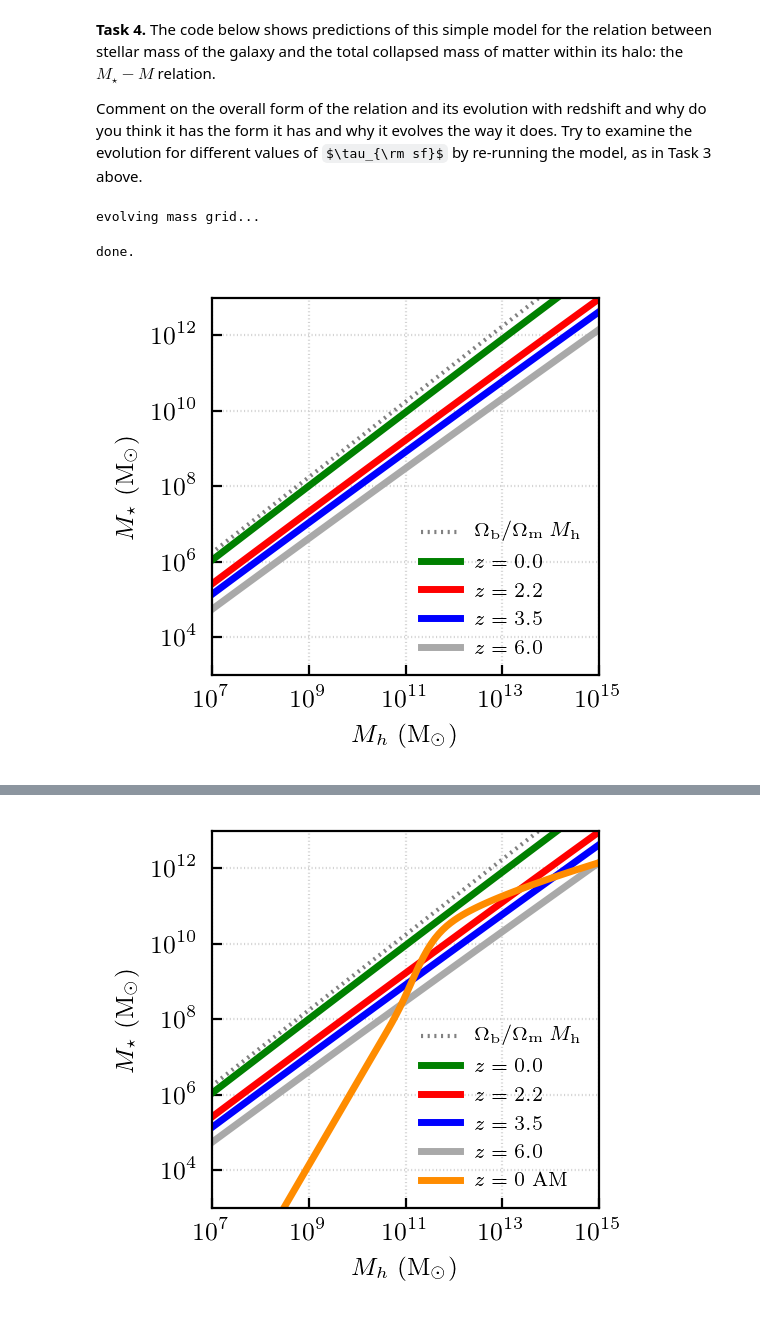
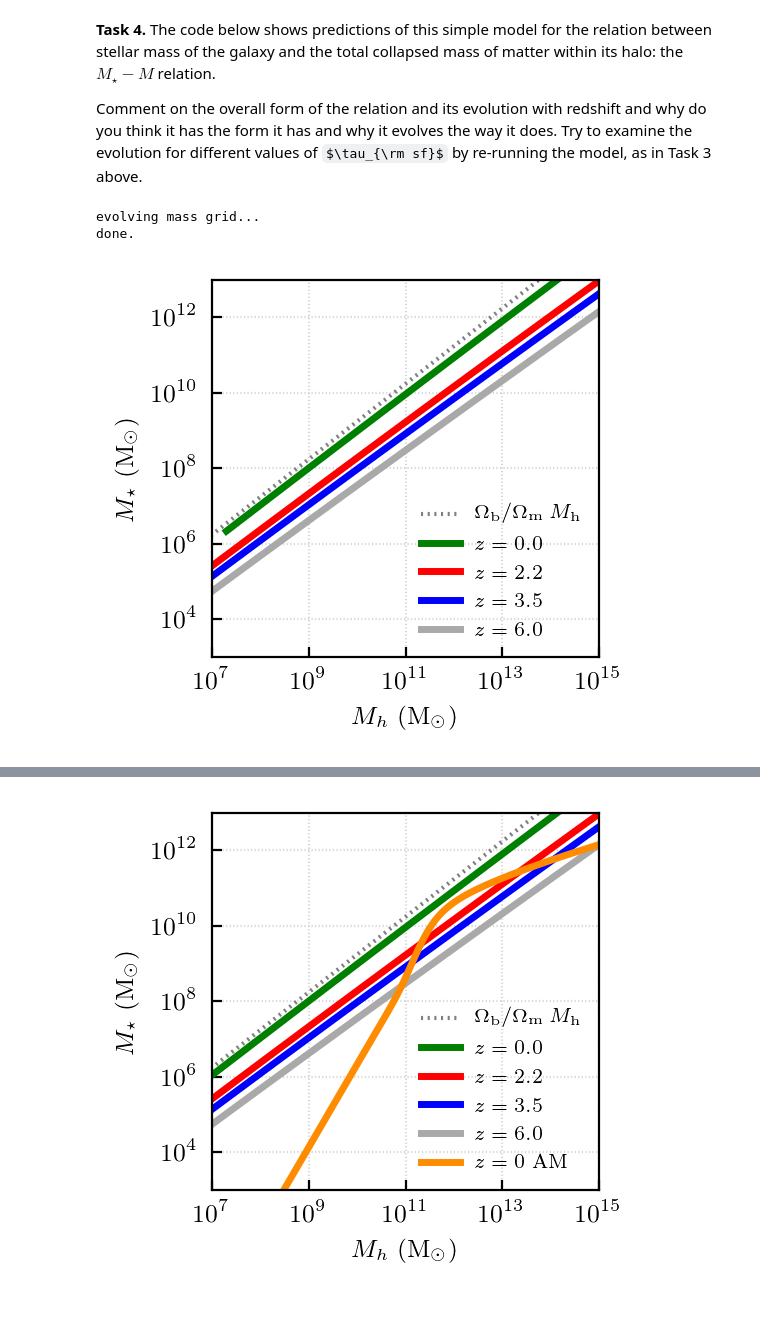
Before and after one commit to a-kravtsov/astrosochi19, a Jupyter notebook: ex02.ipynb, the cells around one changed output, grey strips where cells are left out. Drawn from its saved outputs; the diff is of its cells as text; code cells hidden in the pictures; some formulas as TeX source.

```diff
--- a/ex02.ipynb
+++ b/ex02.ipynb
@@ -153,24 +153,24 @@ def plot_mhms(lMmin, lMmax, nMb, cosmo, lMhi, lMsi, plot_am=False, savefig=None)
         plt.savefig(savefig, bbox_inches='tight')
     plt.show()
 # %%
-lMmin = 4.; lMmax = 8.0; Nmb = 100
+lMmin = 4.5; lMmax = 8.0; Nmb = 100
 
 lMh = np.linspace(lMmin, lMmax, Nmb)
 
 # this routine will compute a 2d grid of models with initial log10 of halo masses in the range [lMmin, lMmax]
 # with Nmb bins and time epochs given by t_output
 # it returns 2d cubic spline objects that are set up to take log10(1.+z) and log10(Minit) and output
 # halo mass, gas mass, and stellar mass for that z and Minit
 
 kwargs = { 'cosmo': cosmo, 'sfrmodel': 'gaslinear', 'tausf': 5}
 
 lMhi, lMgi, lMsi = gm.simplest_model.compute_mass_grid(gmodel = gm.simplest_model, lMhig=lMh, t_output=t_output,
                                                    kwargs=kwargs)
 plot_mhms(lMmin, lMmax, Nmb, cosmo, lMhi, lMsi)
 # %% [output]
 evolving mass grid...
+done.
-done.
-[figure, old version]
+[figure, new version]
 # %% [markdown]
 **Task 5.** Examine plot below $M_\star-M_{\rm h}$ relation obtained from various measurements of stellar masses of galaxies and total masses of halos and from the so-called "Abundance matching" (AM) - i.e., matching volume number density of galaxies as a function of stellar mass and volume number density of halos as a function of halo mass along with observational constraints (<a href="http://adsabs.harvard.edu/abs/2018AstL...44....8K">Kravtsov et al. 2018</a>)
 Note any differences between this relation and the relation predicted by the model. You can overplot the "observed" relation, by specifying <tt>plot_am=True</tt> parameter for <tt>plot_mhms</tt> routine, as shown below.
```
